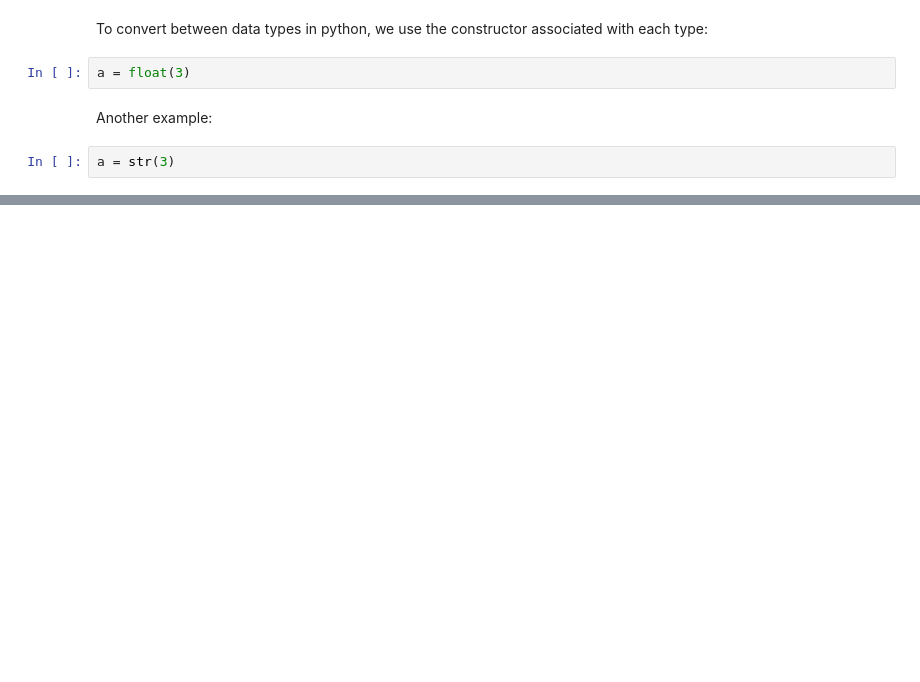
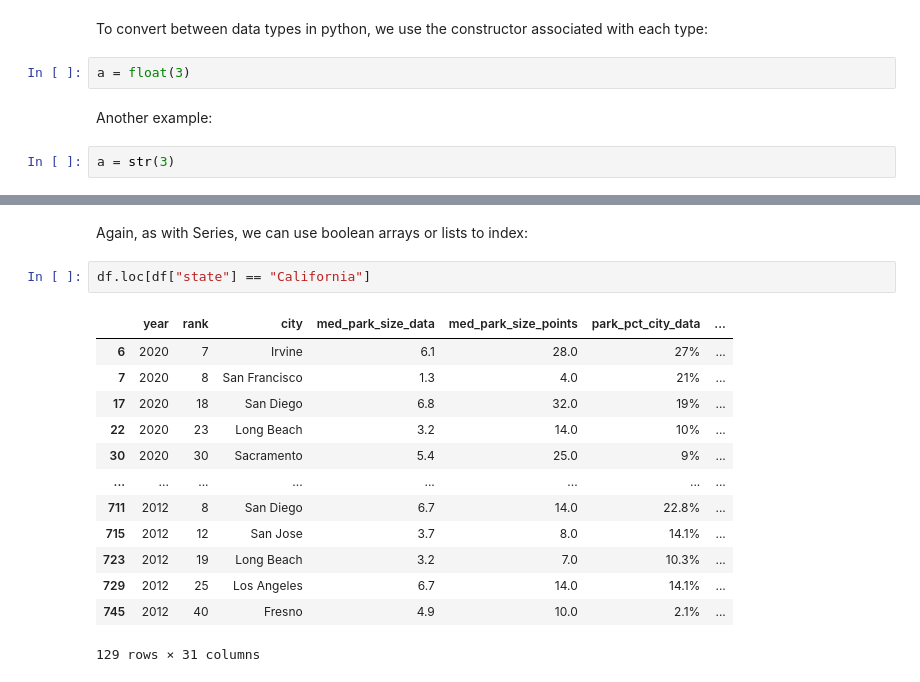
Before and after one commit to ucdavisdatalab/workshop_python_basics, a Jupyter notebook: _sources/chapters/02_scipy-basics.ipynb, the cells around one changed output, grey strips where cells are left out. Drawn from its saved outputs; the diff is of its cells as text; blank space fills up the shorter version.

```diff
--- a/_sources/chapters/02_scipy-basics.ipynb
+++ b/_sources/chapters/02_scipy-basics.ipynb
@@ -232,0 +637,18 @@ changing datatypes
+# %% [markdown]
+Again, as with Series, we can use boolean arrays or lists to index:
+# %%
+df.loc[df["state"] == "California"]
+# %% [output]
+|  | year | rank | city | med_park_size_data | med_park_size_points | park_pct_city_data | ... |
+| 6 | 2020 | 7 | Irvine | 6.1 | 28.0 | 27% | ... |
+| 7 | 2020 | 8 | San Francisco | 1.3 | 4.0 | 21% | ... |
+| 17 | 2020 | 18 | San Diego | 6.8 | 32.0 | 19% | ... |
+| 22 | 2020 | 23 | Long Beach | 3.2 | 14.0 | 10% | ... |
+| 30 | 2020 | 30 | Sacramento | 5.4 | 25.0 | 9% | ... |
+| ... | ... | ... | ... | ... | ... | ... | ... |
+| 711 | 2012 | 8 | San Diego | 6.7 | 14.0 | 22.8% | ... |
+| 715 | 2012 | 12 | San Jose | 3.7 | 8.0 | 14.1% | ... |
+| 723 | 2012 | 19 | Long Beach | 3.2 | 7.0 | 10.3% | ... |
+| 729 | 2012 | 25 | Los Angeles | 6.7 | 14.0 | 14.1% | ... |
+| 745 | 2012 | 40 | Fresno | 4.9 | 10.0 | 2.1% | ... |
+129 rows × 31 columns
```
Also changed, not shown: parts of 100 cells of this notebook, 15 other files.
